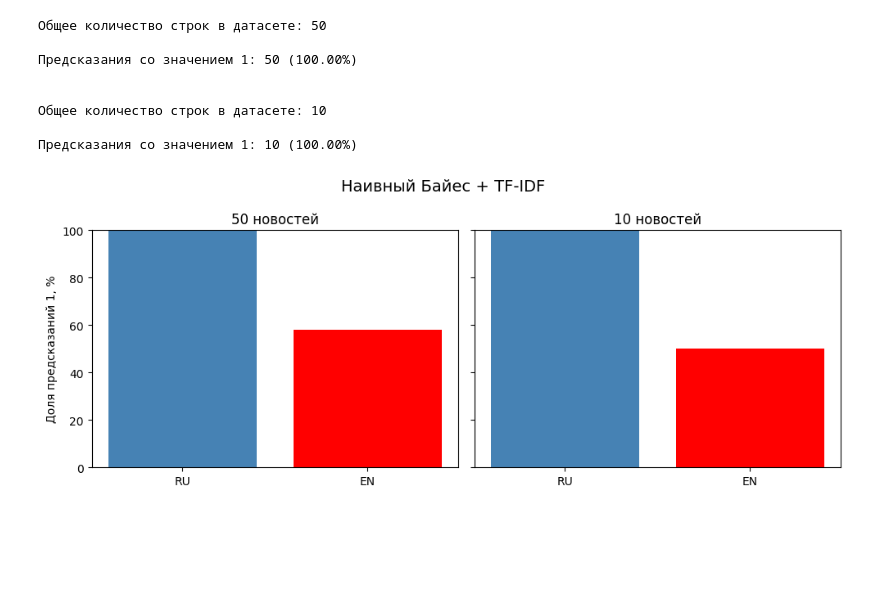
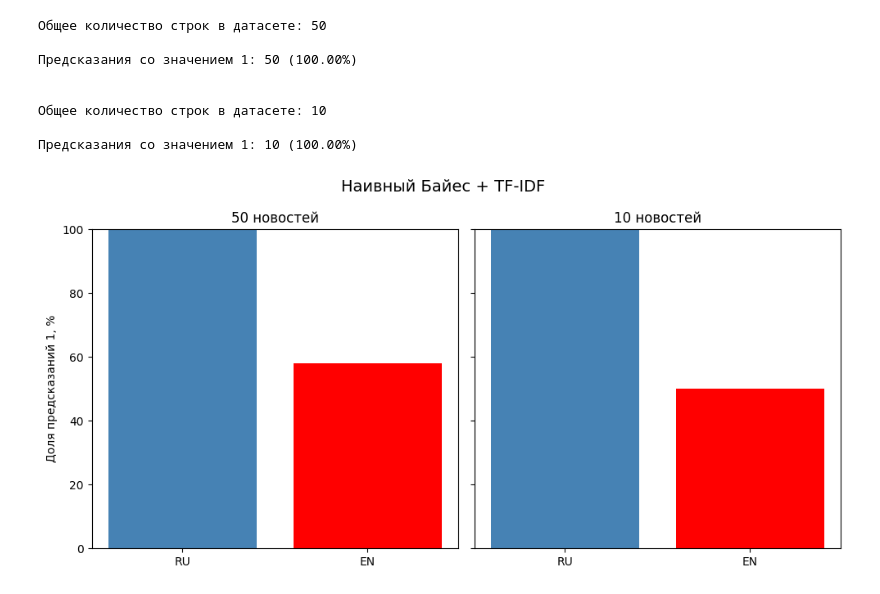
Before and after one commit to RafaelPozoyan/russian_fake_news_detector, a Jupyter notebook: approach_comparsion.ipynb, the cells around one changed output. Cells and saved outputs as stored; diff of their text form; code cells hidden in the pictures; blank space fills up the shorter version.

```diff
--- a/approach_comparsion.ipynb
+++ b/approach_comparsion.ipynb
@@ -480,29 +484,31 @@ print(f"\nПредсказания со значением 1: {predictions} ({pe
 
 Предсказания со значением 1: 10 (100.00%)
 # %%
-fig, axes = plt.subplots(1, 2, figsize=(10, 4), sharey=True)
+fig, axes = plt.subplots(1, 2, figsize=(10, 5), sharey=True)
 
 # данные для 50 новостей
 x1 = np.arange(2)
 axes[0].bar(x1, [percentage_50_rus, percentage_50_eng],
             color=['steelblue', 'red'])
 axes[0].set_xticks(x1)
 axes[0].set_xticklabels(['RU', 'EN'])
 axes[0].set_ylim(0, 100)
 axes[0].set_title('50 новостей')
 axes[0].set_ylabel('Доля предсказаний 1, %')
 
 # данные для 10 новостей
 x2 = np.arange(2)
 axes[1].bar(x2, [percentage_10_rus, percentage_10_eng],
             color=['steelblue', 'red'])
 axes[1].set_xticks(x2)
 axes[1].set_xticklabels(['RU', 'EN'])
 axes[1].set_ylim(0, 100)
 axes[1].set_title('10 новостей')
 
 fig.suptitle('Наивный Байес + TF-IDF', fontsize=14)
 plt.tight_layout()
 plt.show()
+
+fig.savefig('assets/logreg_naibay_tfidf_comparison.png', dpi=300, bbox_inches='tight')
 # %% [output]
-[figure, old version]
+[figure, new version]
```
Also changed, not shown: parts of 2 cells of this notebook, 3 other files.
